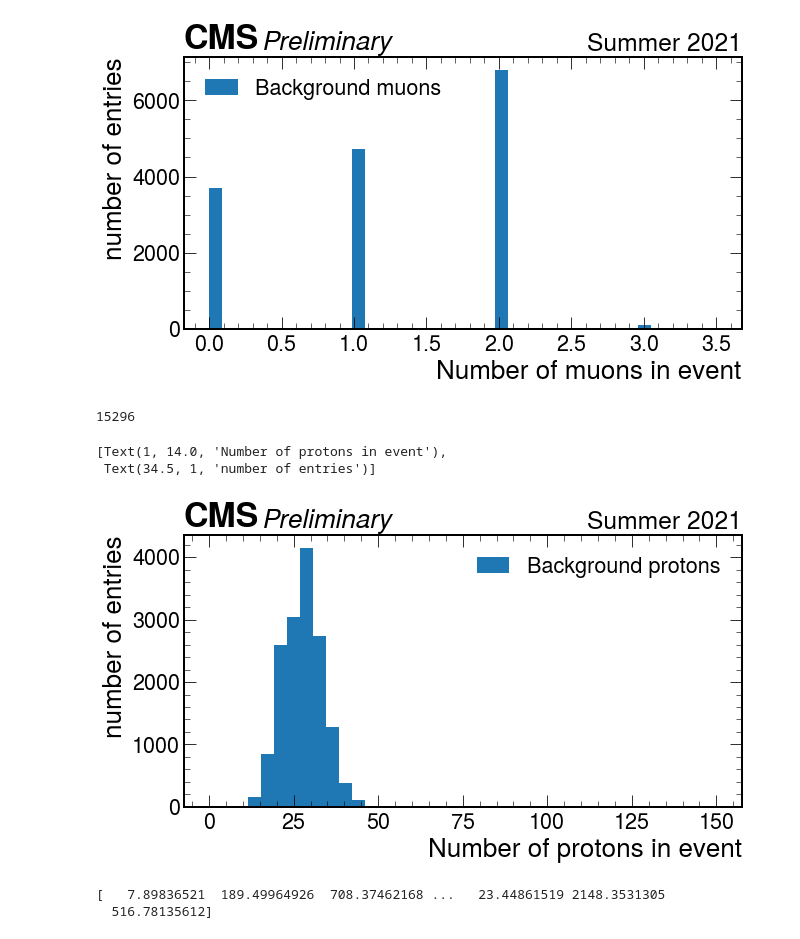
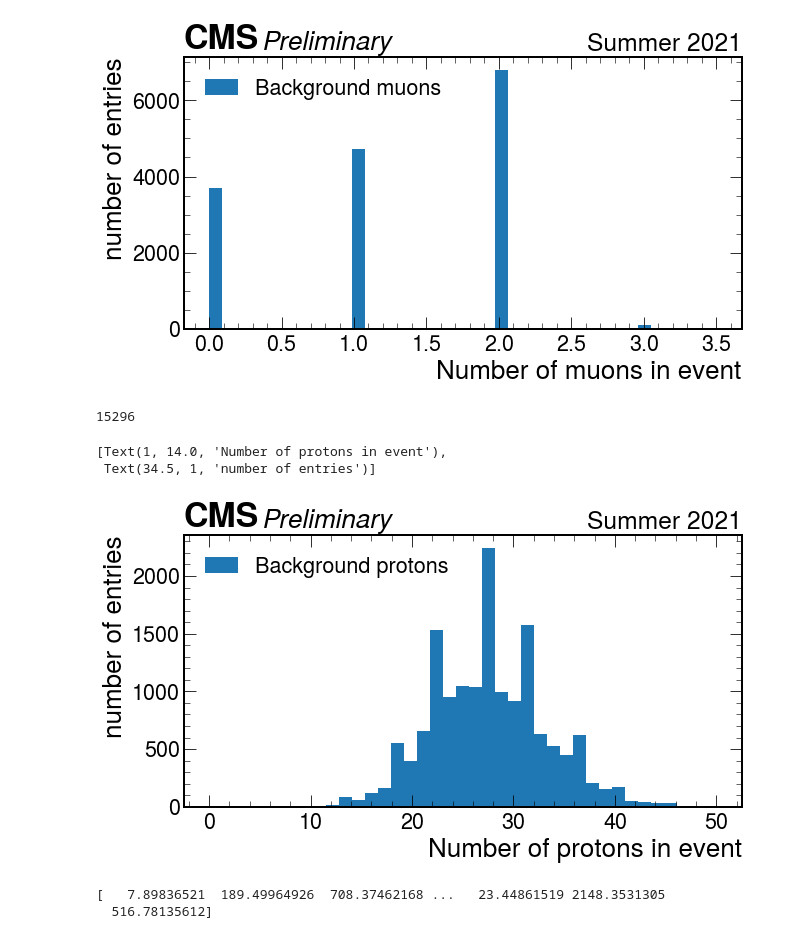
Before and after one commit to jloemker/SWAN, a Jupyter notebook: Analysis_Bg_Sig.ipynb, the cells around one changed output. Saved outputs shown, nothing was run; the diff lists cells and outputs as text; code cells hidden in the pictures.

```diff
--- a/Analysis_Bg_Sig.ipynb
+++ b/Analysis_Bg_Sig.ipynb
@@ -182,12 +182,12 @@ for i in tqdm(range(n)):
     data['b_mll'].append((mu1+mu2).M())
     data['b_yll'].append((mu1+mu2).Eta())
     #add proton information
-    xi1=pr.genproton_xi[pr1_idx]
-    xi2=pr.genproton_xi[pr2_idx]
+    xi1=pr.genproton_xi[b_pr1_idx]
+    xi2=pr.genproton_xi[b_pr2_idx]
     data['b_pr1_xi'].append(xi1)
-    data['b_pr1_vz'].append(pr.genproton_vz[pr1_idx])
+    data['b_pr1_vz'].append(pr.genproton_vz[b_pr1_idx])
     data['b_pr2_xi'].append(xi2)
-    data['b_pr2_vz'].append(pr.genproton_vz[pr2_idx])
+    data['b_pr2_vz'].append(pr.genproton_vz[b_pr2_idx])
     #calculate invariant mass from two muons:
     #print(xi1*xi2)
     #otherwise nan in sqrt
@@ -491,7 +511,7 @@ for i in tqdm(range(N)):
     ev=bg_event_info[i]
     data['evt_t0'].append(ev.genvtx_t0)
 # %%
-#All for the background sample - (old but randomized version)
+#All for the background sample - (Randomized version)
 
 #-----Skip this cell !
 
@@ -530,8 +550,8 @@ for i in tqdm(range(N)):
     pr=bg_protons[i]
     pr1_idx=-1; pr2_idx=-1
     #get all indices of positive and negative protons:
-    proton_pos_idx=np.where(ak.to_numpy((pr.genproton_ispu) & (pr.genproton_pz>0) & (pr.genproton_pz<6999) ))[0][0]
-    proton_neg_idx=np.where(ak.to_numpy((pr.genproton_ispu) & (pr.genproton_pz<0) & (pr.genproton_pz>- 6999) ))[0][0]
+    proton_pos_idx=np.where(ak.to_numpy((pr.genproton_ispu) & (pr.genproton_pz>0) ))[0][0]#& (pr.genproton_pz<6999) ))[0][0]
+    proton_neg_idx=np.where(ak.to_numpy((pr.genproton_ispu) & (pr.genproton_pz<0) ))[0][0]#& (pr.genproton_pz> 6999) ))[0][0]
     #create list of all possible pair combinations betwen list 1 and list 2:
     proton_pairs_idx=np.array(np.meshgrid(b_proton_pos_idx,b_proton_neg_idx)).T.reshape(-1,2)
     #pick up a random pair:
@@ -605,22 +625,22 @@ ax.set(xlabel='Number of muons in event', ylabel='number of entries')
 # %%
 N = len(bg_protons)
 print(N)
 N_protons = []
 for i in range(N):
     N_protons.append(len(bg_protons.genproton_pz[i]))
 
 #lets draw hisgorgam of number of muons:
 f, ax = plt.subplots(figsize=(10,5))
-plt.hist(N_protons, bins=np.linspace(0,150,40),label='Background protons')
+plt.hist(N_protons, bins=np.linspace(0,50,40),label='Background protons')
 hep.cms.label(llabel="Preliminary", rlabel="Summer 2021", ax=ax)
 ax.legend();
 ax.set(xlabel='Number of protons in event', ylabel='number of entries')
 #plt.savefig('Week4/Bg_number_protons.png',bbox_inches='tight')
 # %% [output]
 15296
 [Text(1, 14.0, 'Number of protons in event'),
  Text(34.5, 1, 'number of entries')]
-[figure, old version]
+[figure, new version]
 # %%
 print(bg_anal['mpp'].values)
 f, ax = plt.subplots(1,2,figsize=(20,5),sharey=True)
```
Also changed, not shown: parts of 6 cells of this notebook, 1 other file.
